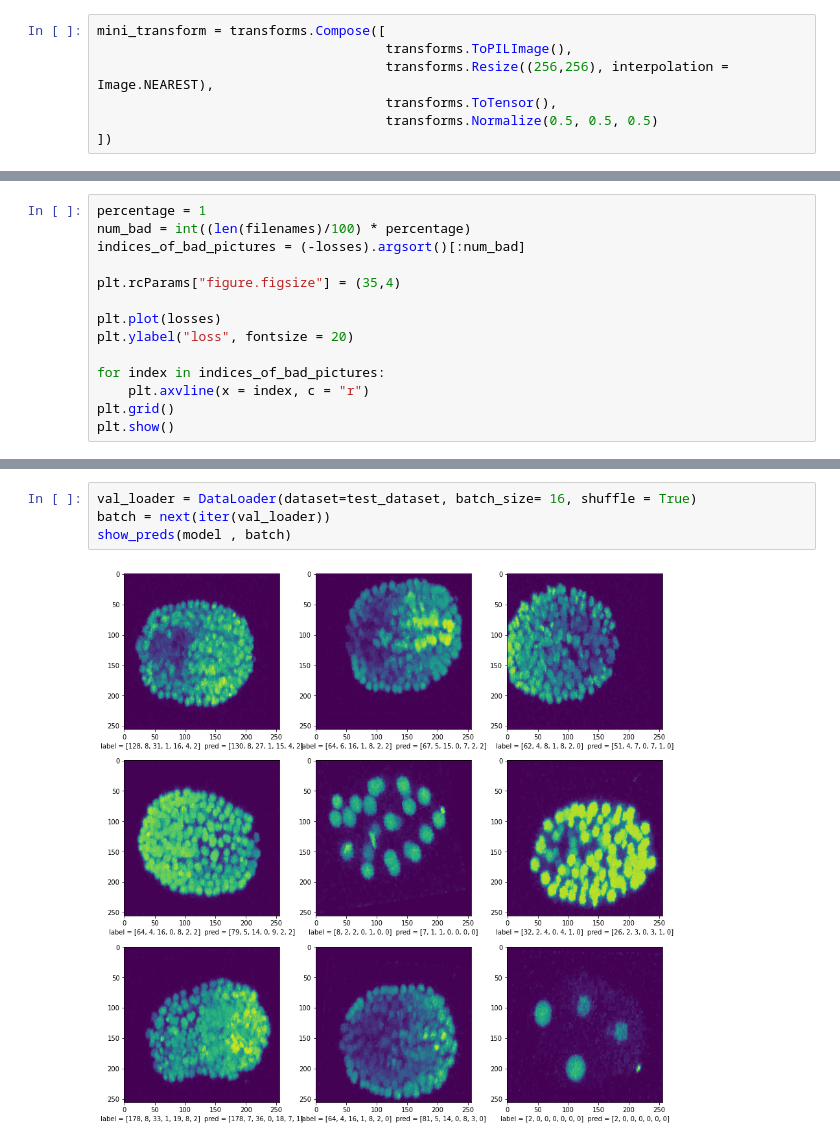
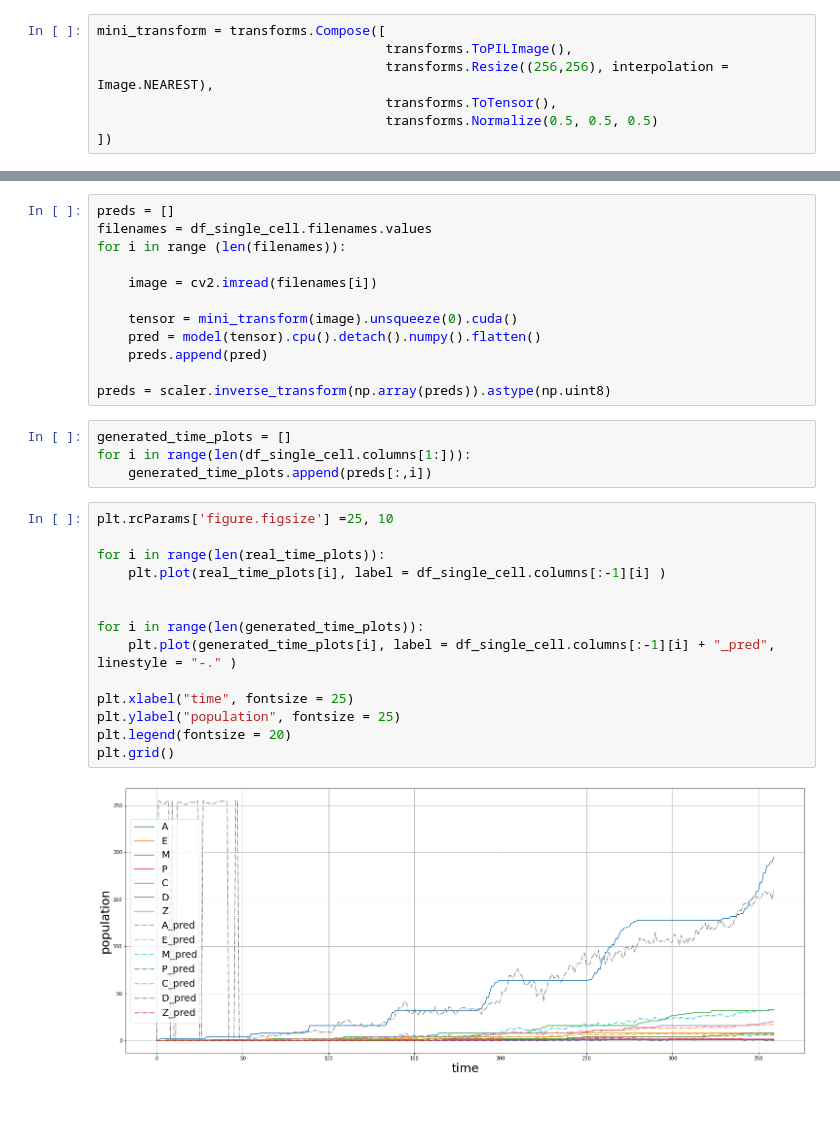
Before and after one commit to Mainakdeb/elegant-embryos, a Jupyter notebook: estimate_cell_family_population.ipynb, the cells around one changed output, grey strips where cells are left out. Saved outputs shown, nothing was run; the diff lists cells and outputs as text; blank space fills up the shorter version.

```diff
--- a/estimate_cell_family_population.ipynb
+++ b/estimate_cell_family_population.ipynb
@@ -391,14 +477,0 @@ losses = np.array(losses)
-# %%
-percentage = 1
-num_bad = int((len(filenames)/100) * percentage)
-indices_of_bad_pictures = (-losses).argsort()[:num_bad]
-
-plt.rcParams["figure.figsize"] = (35,4)
-
-plt.plot(losses)
-plt.ylabel("loss", fontsize = 20)
-
-for index in indices_of_bad_pictures:
-    plt.axvline(x = index, c = "r")
-plt.grid()
-plt.show()
@@ -490,6 +478,32 @@ Time elapsed =  233.124179206  seconds
-# %%
-val_loader = DataLoader(dataset=test_dataset, batch_size= 16, shuffle = True)
-batch = next(iter(val_loader))
-show_preds(model , batch)
-# %% [output]
-[figure, removed]
+# %%
+preds = []
+filenames = df_single_cell.filenames.values
+for i in range (len(filenames)):
+
+    image = cv2.imread(filenames[i])
+
+    tensor = mini_transform(image).unsqueeze(0).cuda()
+    pred = model(tensor).cpu().detach().numpy().flatten()
+    preds.append(pred)
+
+preds = scaler.inverse_transform(np.array(preds)).astype(np.uint8)
+# %%
+generated_time_plots = []
+for i in range(len(df_single_cell.columns[1:])):
+    generated_time_plots.append(preds[:,i])
+# %%
+plt.rcParams['figure.figsize'] =25, 10
+
+for i in range(len(real_time_plots)):
+    plt.plot(real_time_plots[i], label = df_single_cell.columns[:-1][i] )
+
+
+for i in range(len(generated_time_plots)):
+    plt.plot(generated_time_plots[i], label = df_single_cell.columns[:-1][i] + "_pred", linestyle = "-." )
+
+plt.xlabel("time", fontsize = 25)
+plt.ylabel("population", fontsize = 25)
+plt.legend(fontsize = 20)
+plt.grid()
+# %% [output]
+[figure, added]
```
Also changed, not shown: parts of 37 cells of this notebook.
